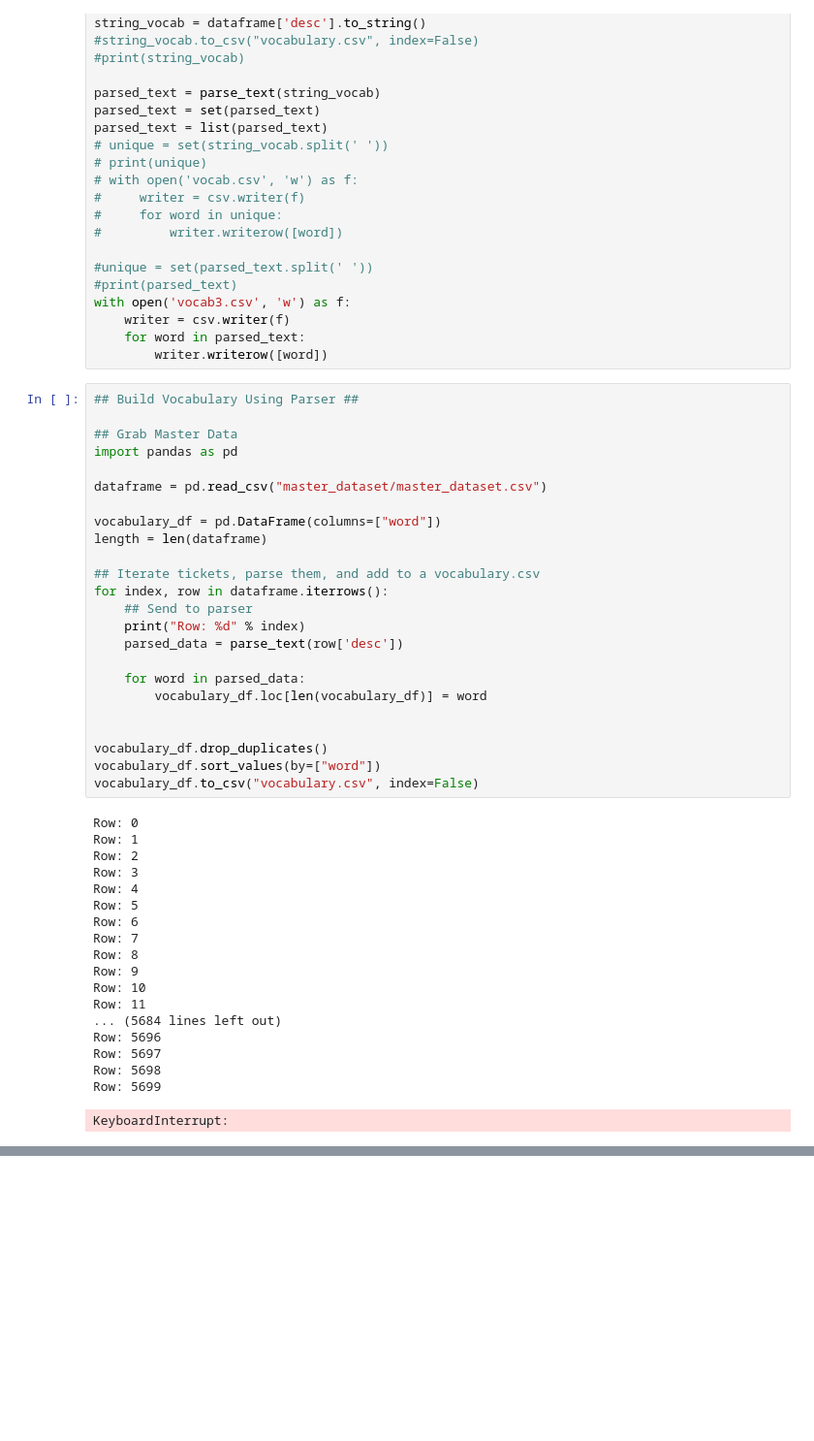
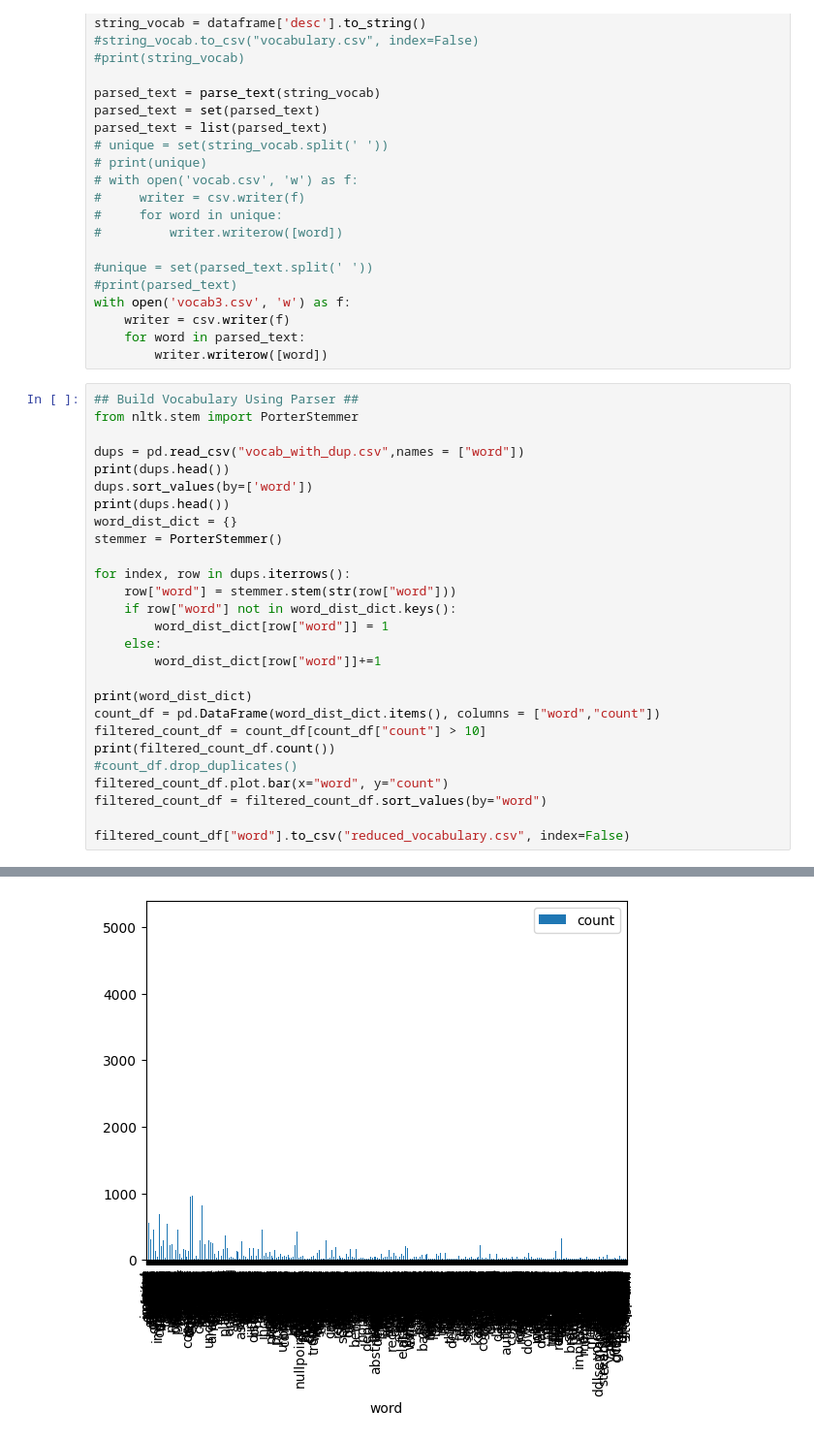
Before and after one commit to jakecomp/Jira_Oracle, a Jupyter notebook: NLP.ipynb, the cells around one changed output, grey strips where cells are left out. Shown at 97% size. Saved outputs shown, nothing was run; the diff lists cells and outputs as text; blank space fills up the shorter version.

Commit message:
Added one hot encoding and reduced vocab with stem

```diff
--- a/NLP.ipynb
+++ b/NLP.ipynb
@@ -82,46 +89,31 @@ with open('vocab3.csv', 'w') as f:
     writer = csv.writer(f)
     for word in parsed_text:
         writer.writerow([word])
-# %%
-## Build Vocabulary Using Parser ##
-
-## Grab Master Data
-import pandas as pd
-
-dataframe = pd.read_csv("master_dataset/master_dataset.csv")
-
-vocabulary_df = pd.DataFrame(columns=["word"])
-length = len(dataframe)
-
-## Iterate tickets, parse them, and add to a vocabulary.csv
-for index, row in dataframe.iterrows():
-    ## Send to parser
-    print("Row: %d" % index)
-    parsed_data = parse_text(row['desc'])
-
-    for word in parsed_data:
-        vocabulary_df.loc[len(vocabulary_df)] = word
-
-
-vocabulary_df.drop_duplicates()
-vocabulary_df.sort_values(by=["word"])
-vocabulary_df.to_csv("vocabulary.csv", index=False)
-# %% [output]
-Row: 0
-Row: 1
-Row: 2
-Row: 3
-Row: 4
-Row: 5
-Row: 6
-Row: 7
-Row: 8
-Row: 9
-Row: 10
-Row: 11
-... (5684 lines left out)
-Row: 5696
-Row: 5697
-Row: 5698
-Row: 5699
-KeyboardInterrupt:
+# %%
+## Build Vocabulary Using Parser ##
+from nltk.stem import PorterStemmer
+
+dups = pd.read_csv("vocab_with_dup.csv",names = ["word"])
+print(dups.head())
+dups.sort_values(by=['word'])
+print(dups.head())
+word_dist_dict = {}
+stemmer = PorterStemmer()
+
+for index, row in dups.iterrows():
+    row["word"] = stemmer.stem(str(row["word"]))
+    if row["word"] not in word_dist_dict.keys():
+        word_dist_dict[row["word"]] = 1
+    else:
+        word_dist_dict[row["word"]]+=1
+
+print(word_dist_dict)
+count_df = pd.DataFrame(word_dist_dict.items(), columns = ["word","count"])
+filtered_count_df = count_df[count_df["count"] > 10]
+print(filtered_count_df.count())
+#count_df.drop_duplicates()
+filtered_count_df.plot.bar(x="word", y="count")
+filtered_count_df = filtered_count_df.sort_values(by="word")
+
+filtered_count_df["word"].to_csv("reduced_vocabulary.csv", index=False)
+# %% [output]
@@ -127,0 +136 @@ KeyboardInterrupt:
+[figure, added]
```
Also changed, not shown: parts of 4 cells of this notebook, 1 other file.
